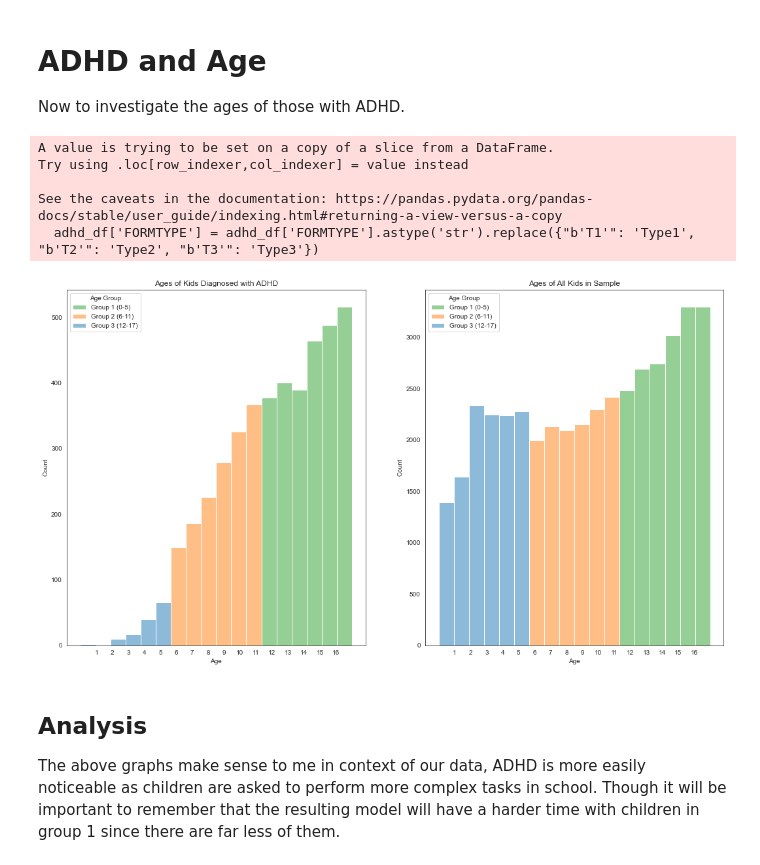
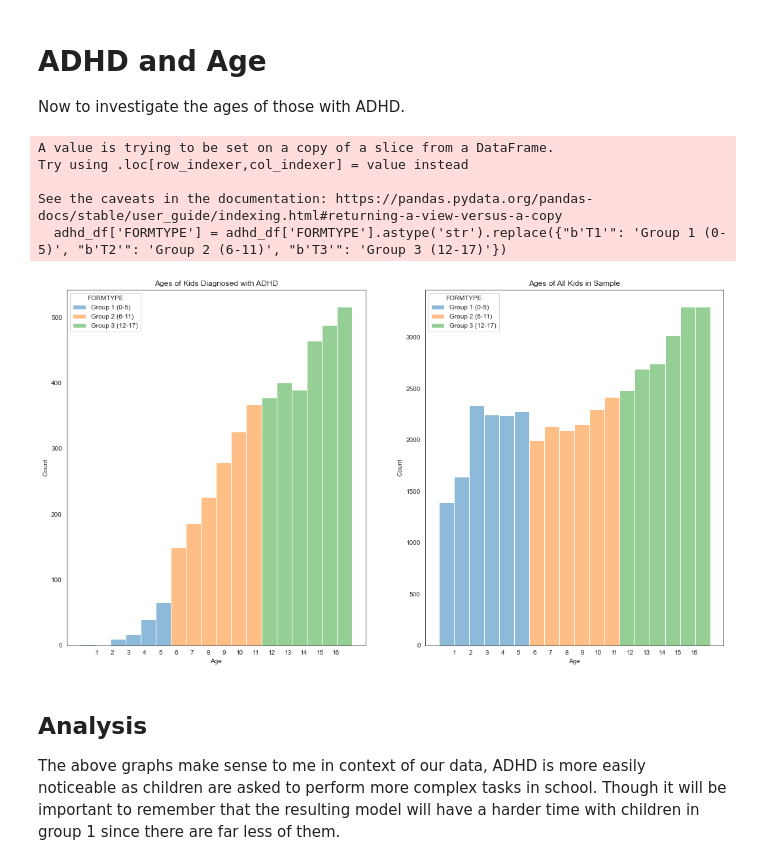
Before and after one commit to austint1121/Undiagnosed-ADHD-Identification, a Jupyter notebook: Notebooks/EDA.ipynb, the cells around one changed output. Saved outputs shown, nothing was run; the diff lists cells and outputs as text; code cells hidden in the pictures.

Commit message:
Fixed issue in age graphs where legend was incorrectly labeled/formatted

```diff
--- a/Notebooks/EDA.ipynb
+++ b/Notebooks/EDA.ipynb
@@ -181,31 +181,27 @@ These results match up with the Census Bueraus findings that males are more likl
 Now to investigate the ages of those with ADHD.
 # %%
 # Replacing formtype category names for more readable graphs
-adhd_df['FORMTYPE'] = adhd_df['FORMTYPE'].astype('str').replace({"b'T1'": 'Type1', "b'T2'": 'Type2', "b'T3'": 'Type3'})
-nsch['FORMTYPE'] = nsch['FORMTYPE'].astype('str').replace({"b'T1'": 'Type1', "b'T2'": 'Type2', "b'T3'": 'Type3'})
+adhd_df['FORMTYPE'] = adhd_df['FORMTYPE'].astype('str').replace({"b'T1'": 'Group 1 (0-5)', "b'T2'": 'Group 2 (6-11)', "b'T3'": 'Group 3 (12-17)'})
+nsch['FORMTYPE'] = nsch['FORMTYPE'].astype('str').replace({"b'T1'": 'Group 1 (0-5)', "b'T2'": 'Group 2 (6-11)', "b'T3'": 'Group 3 (12-17)'})
 # %% [output]
 A value is trying to be set on a copy of a slice from a DataFrame.
 Try using .loc[row_indexer,col_indexer] = value instead
 
 See the caveats in the documentation: https://pandas.pydata.org/pandas-docs/stable/user_guide/indexing.html#returning-a-view-versus-a-copy
-  adhd_df['FORMTYPE'] = adhd_df['FORMTYPE'].astype('str').replace({"b'T1'": 'Type1', "b'T2'": 'Type2', "b'T3'": 'Type3'})
+  adhd_df['FORMTYPE'] = adhd_df['FORMTYPE'].astype('str').replace({"b'T1'": 'Group 1 (0-5)', "b'T2'": 'Group 2 (6-11)', "b'T3'": 'Group 3 (12-17)'})
 # %%
 # Set figure and axis
 agefig, (ageax, realax) = plt.subplots(1, 2, figsize=(18, 10))
 
 # Plot figure with 18 bins (ages go from 1-17) with an extra bin for aesthetic reasons
-age_figure = sns.histplot(data=adhd_df, x='SC_AGE_YEARS', ax=ageax, bins=18, hue='FORMTYPE', hue_order=['Type1', 'Type2', 'Type3'])
-real_figure = sns.histplot(data=nsch, x='SC_AGE_YEARS', ax=realax, bins=18, hue='FORMTYPE', hue_order=['Type1', 'Type2', 'Type3'])
+age_figure = sns.histplot(data=adhd_df, x='SC_AGE_YEARS', ax=ageax, bins=18, hue='FORMTYPE', hue_order=['Group 1 (0-5)', 'Group 2 (6-11)', 'Group 3 (12-17)'])
+real_figure = sns.histplot(data=nsch, x='SC_AGE_YEARS', ax=realax, bins=18, hue='FORMTYPE', hue_order=['Group 1 (0-5)', 'Group 2 (6-11)', 'Group 3 (12-17)'])
 
-# Setting labels, title, legend etc
+# Setting labels, title, and ticks.
 age_figure.set(title='Ages of Kids Diagnosed with ADHD', xlabel='Age', xticks=list(range(1, 17)))
-real_figure.set(title='Ages of All Kids in Sample', xlabel='Age', xticks=list(range(1, 17)))
-
-# Changing labels and titles legends to make them more readable.
-age_figure.legend(title='Age Group' ,labels=['Group 1 (0-5)', 'Group 2 (6-11)', 'Group 3 (12-17)'])
-real_figure.legend(title='Age Group' ,labels=['Group 1 (0-5)', 'Group 2 (6-11)', 'Group 3 (12-17)']);
+real_figure.set(title='Ages of All Kids in Sample', xlabel='Age', xticks=list(range(1, 17)));
 # %% [output]
-[figure, old version]
+[figure, new version]
 # %% [markdown]
 ## Analysis
 The above graphs make sense to me in context of our data, ADHD is more easily noticeable as children are asked to perform more complex tasks in school. Though it will be important to remember that the resulting model will have a harder time with children in group 1 since there are far less of them.
```
Also changed, not shown: parts of 8 cells of this notebook.
